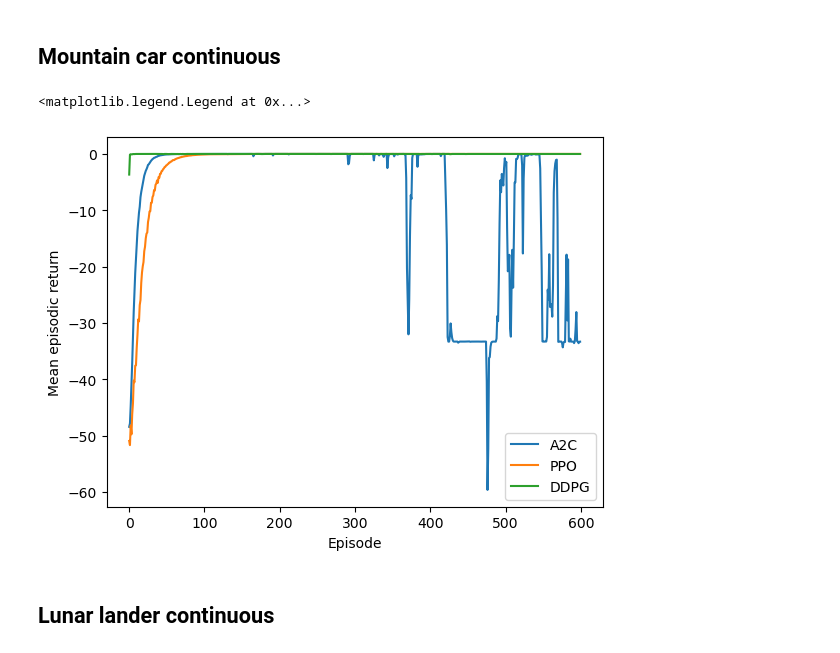
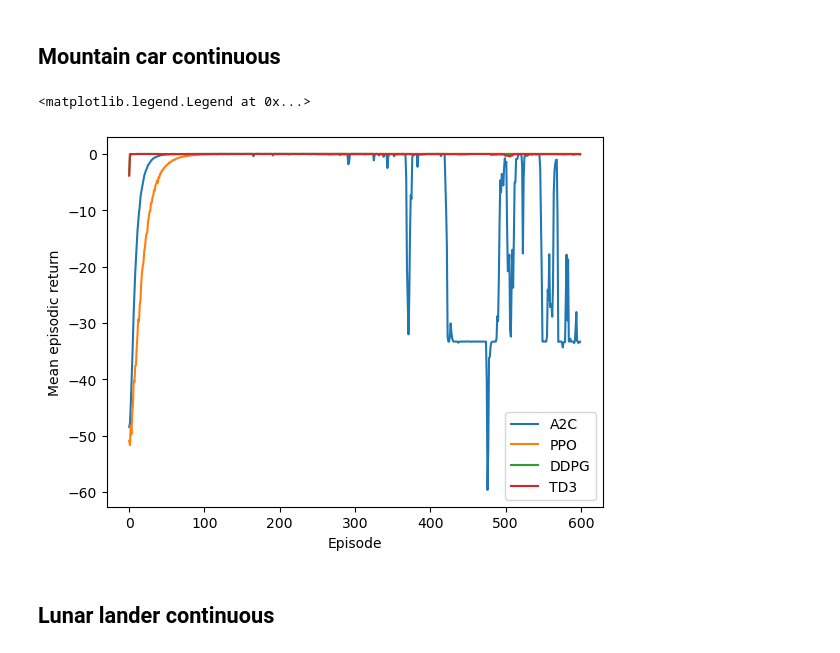
Before and after one commit to nicolasleblanc-poly/QRNN-MPC, a Jupyter notebook: sb3/sb3_data_analysis.ipynb, the cells around one changed output. Cells and saved outputs as stored; diff of their text form; code cells hidden in the pictures.

```diff
--- a/sb3/sb3_data_analysis.ipynb
+++ b/sb3/sb3_data_analysis.ipynb
@@ -146,23 +146,23 @@ plt.legend()
 # %%
 A2C_MCC = np.load("MountainCarContinuous_A2C_results.npz")['mean_rewards']
 PPO_MCC = np.load("MountainCarContinuous_PPO_results.npz")['mean_rewards']
 DDPG_MCC = np.load("MountainCarContinuous_DDPG_results.npz")['mean_rewards']
 # SAC_MCC = np.load("MountainCarContinuous_SAC_results.npz")['mean_rewards']
-# TD3_MCC = np.load("MountainCarContinuous_TD3_results.npz")['mean_rewards']
+TD3_MCC = np.load("MountainCarContinuous_TD3_results.npz")['mean_rewards']
 # TQC_MCC = np.load("MountainCarContinuous_TQC_results.npz")['mean_rewards']
 
 plt.plot(A2C_MCC, label='A2C')
 plt.plot(PPO_MCC, label='PPO')
 plt.plot(DDPG_MCC, label='DDPG')
 # plt.plot(SAC_MCC, label='SAC')
-# plt.plot(TD3_MCC, label='TD3')
+plt.plot(TD3_MCC, label='TD3')
 # plt.plot(TQC_MCC, label='TQC')
 plt.xlabel('Episode')
 plt.ylabel('Mean episodic return')
 plt.legend()
 # %% [output]
 <matplotlib.legend.Legend at 0x...>
-[figure, old version]
+[figure, new version]
 # %% [markdown]
 ## Lunar lander continuous
 # %%
```
Also changed, not shown: 51 other files.
